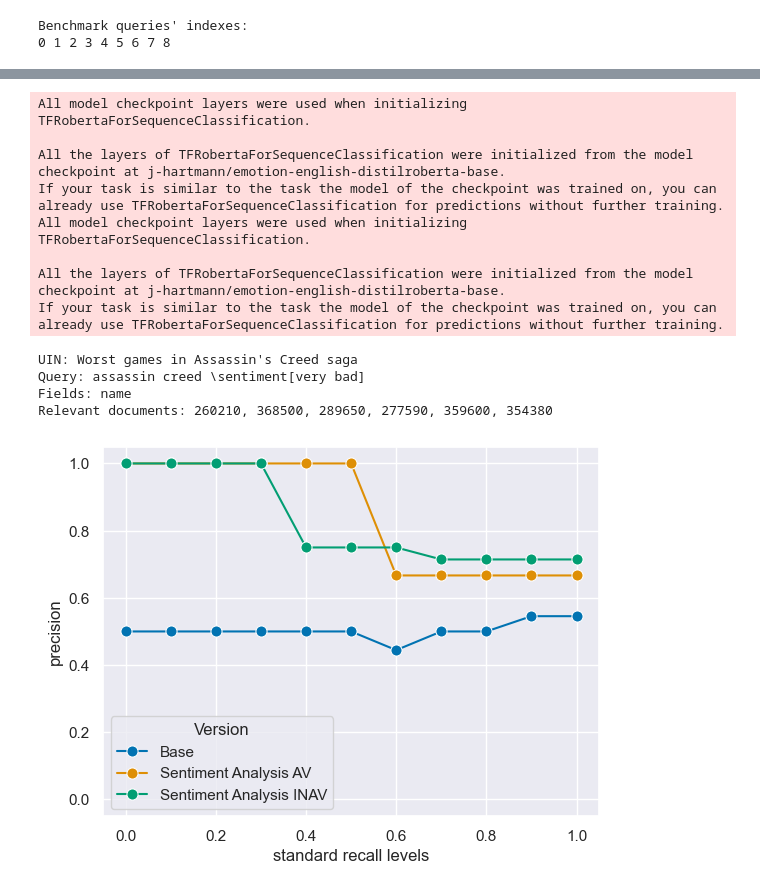
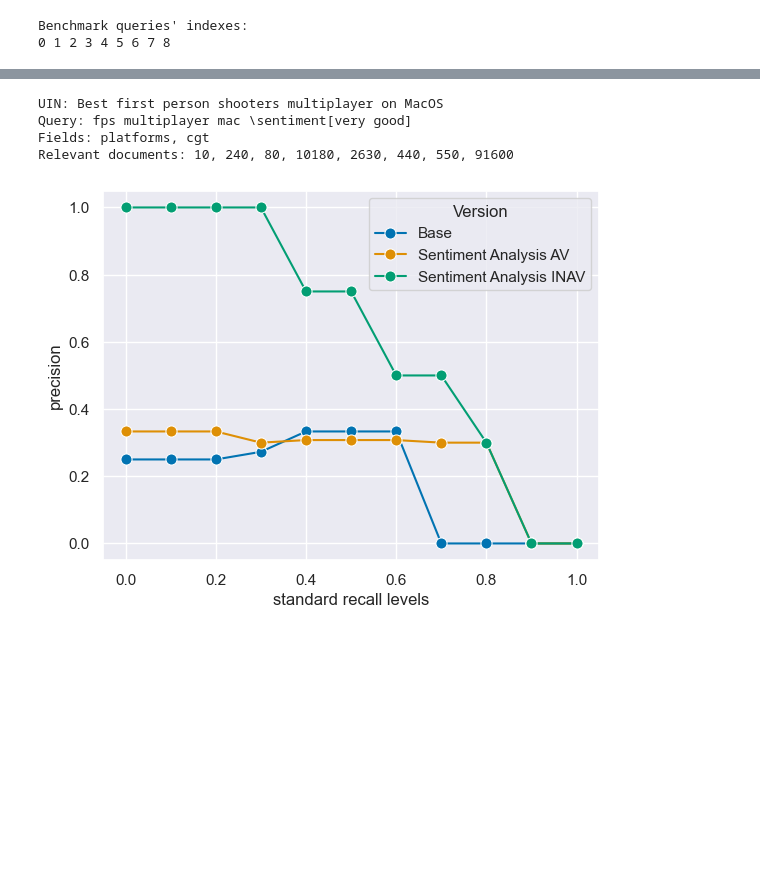
Before and after one commit to RaffaeleTranfaglia/Steam-Search-Engine, a Jupyter notebook: Benchmarks.ipynb, the cells around one changed output, grey strips where cells are left out. Saved outputs shown, nothing was run; the diff lists cells and outputs as text; code cells hidden in the pictures; blank space fills up the shorter version.

Commit message:
add new benchmark measures and queries

```diff
--- a/Benchmarks.ipynb
+++ b/Benchmarks.ipynb
@@ -31,8 +31,8 @@ Benchmark queries' indexes:
 0 1 2 3 4 5 6 7 8
 # %%
 try:
-    q = 8
-    print("User Information Need: " + b.queries[q]["UIN"])
+    examined_q = 5
+    print("User Information Need: " + b.queries[examined_q]["UIN"])
 except IndexError as e:
     print(e)
     print("index not valid")
@@ -41,26 +68,8 @@ User Information Need: Worst games in Assassin's Creed saga
 # %%
-from whoosh.index import open_dir
-from MainImplementation.GameSearcher import GameSearcher
-import seaborn as sns
-import pandas as pd
-
-indexdirBase = "indexdir/base"
-indexdirSentiment = "indexdir/sentiment"
-if (not os.path.exists(indexdirBase) and not os.path.exists(indexdirSentiment)):
-        raise Exception("Index not found")
-# create the 2 index objects corresponding to the main index and the sentiment index
-main_idxb, reviews_idxb = open_dir(indexdirBase + "/main_index"), open_dir(indexdirBase + "/reviews_index")
-main_idxs, reviews_idxs = open_dir(indexdirSentiment + "/main_index"), open_dir(indexdirSentiment + "/reviews_index")
-
-# there is one GameSearcher object for every version of the engine
-SearcherBaseVersion = GameSearcher(main_idxb, reviews_idxb)
-SearcherSentimentAV = GameSearcher(main_idxs, reviews_idxs, True, "av")
-SearcherSentimentINAV = GameSearcher(main_idxs, reviews_idxs, True, "inav")
-
 # search using the benchmark query and its fields
-answerB = SearcherBaseVersion.search(b.queries[q]["query"], b.queries[q]["fields"])
-answerAV = SearcherSentimentAV.search(b.queries[q]["query"], b.queries[q]["fields"])
-answerINAV = SearcherSentimentINAV.search(b.queries[q]["query"], b.queries[q]["fields"])
+answerB = SearcherBaseVersion.search(b.queries[examined_q]["query"], b.queries[examined_q]["fields"])
+answerAV = SearcherSentimentAV.search(b.queries[examined_q]["query"], b.queries[examined_q]["fields"])
+answerINAV = SearcherSentimentINAV.search(b.queries[examined_q]["query"], b.queries[examined_q]["fields"])
 
 # exctract the app_id field from the retrieved games
 aB = [int(x["app_id"]) for x in answerB]
@@ -68,53 +77,44 @@ aAV = [int(x["app_id"]) for x in answerAV]
 aINAV = [int(x["app_id"]) for x in answerINAV]
 
 # compute the precision at Standard Recall Levels
-pB = b.precisionSRL(b.precisionNRL(b.queries[q]["relevant_documents"], aB))
-pAV = b.precisionSRL(b.precisionNRL(b.queries[q]["relevant_documents"], aAV))
-pINAV = b.precisionSRL(b.precisionNRL(b.queries[q]["relevant_documents"], aINAV))
+pB = b.precisionSRL(b.precisionNRL(b.queries[examined_q]["relevant_documents"], aB))
+pAV = b.precisionSRL(b.precisionNRL(b.queries[examined_q]["relevant_documents"], aAV))
+pINAV = b.precisionSRL(b.precisionNRL(b.queries[examined_q]["relevant_documents"], aINAV))
 
 # plot the precisions
 # apply the default theme
 sns.set_theme()
 
 axes = ["standard recall levels", "precision"]
 
 dfB = pd.DataFrame(pB, columns = axes)
 dfB["Version"] = "Base"
 
 dfAV = pd.DataFrame(pAV, columns = axes)
 dfAV["Version"] = "Sentiment Analysis AV"
 
 dfINAV = pd.DataFrame(pINAV, columns = axes)
 dfINAV["Version"] = "Sentiment Analysis INAV"
 
 # create a dataframe for Seaborn
 df = pd.concat([dfB, dfAV, dfINAV])
 
 # print the examined query
-print()
-b.print_query(q)
+b.print_query(examined_q)
 
 # plot the line graph
 pltP = sns.lineplot(data = df, x = 'standard recall levels', y = 'precision', marker='o', markersize=8,
              hue="Version", palette="colorblind")
 
 # set fixed axes, the semicolon suppress the output
 pltP.set_xlim([-0.05, 1.05]);
 pltP.set_ylim([-0.05, 1.05]);
 # %% [output]
-All model checkpoint layers were used when initializing TFRobertaForSequenceClassification.
-
-All the layers of TFRobertaForSequenceClassification were initialized from the model checkpoint at j-hartmann/emotion-english-distilroberta-base.
-If your task is similar to the task the model of the checkpoint was trained on, you can already use TFRobertaForSequenceClassification for predictions without further training.
-All model checkpoint layers were used when initializing TFRobertaForSequenceClassification.
-
-All the layers of TFRobertaForSequenceClassification were initialized from the model checkpoint at j-hartmann/emotion-english-distilroberta-base.
-If your task is similar to the task the model of the checkpoint was trained on, you can already use TFRobertaForSequenceClassification for predictions without further training.
+UIN: Best first person shooters multiplayer on MacOS
+Query: fps multiplayer mac \sentiment[very good]
+Fields: platforms, cgt
+Relevant documents: 10, 240, 80, 10180, 2630, 440, 550, 91600
-UIN: Worst games in Assassin's Creed saga
-Query: assassin creed \sentiment[very bad]
-Fields: name
-Relevant documents: 260210, 368500, 289650, 277590, 359600, 354380
-[figure, old version]
+[figure, new version]
 # %%
 # compute answers list for all the benchmark queries
 answersB = []
```
Also changed, not shown: parts of 10 cells of this notebook, 2 other files.
